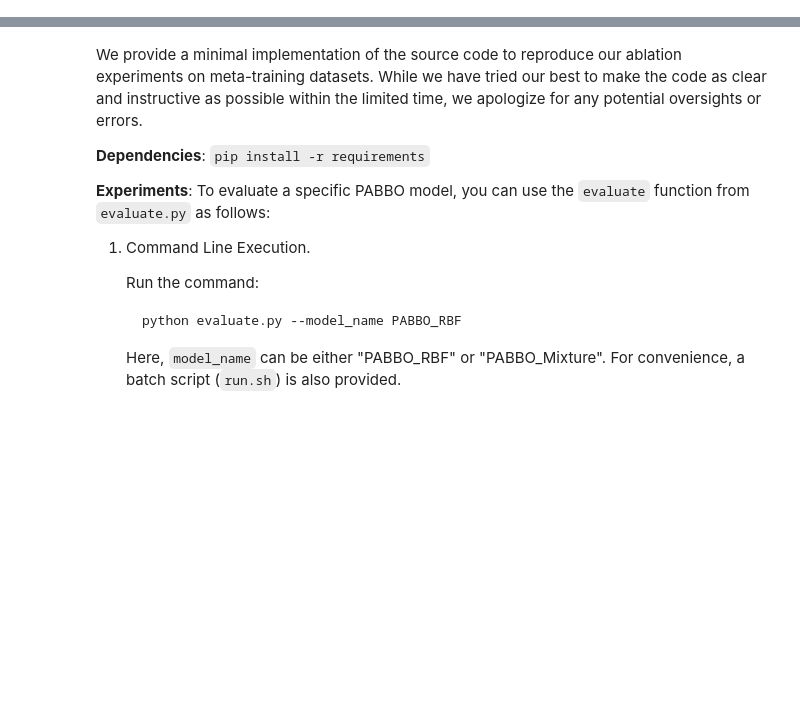
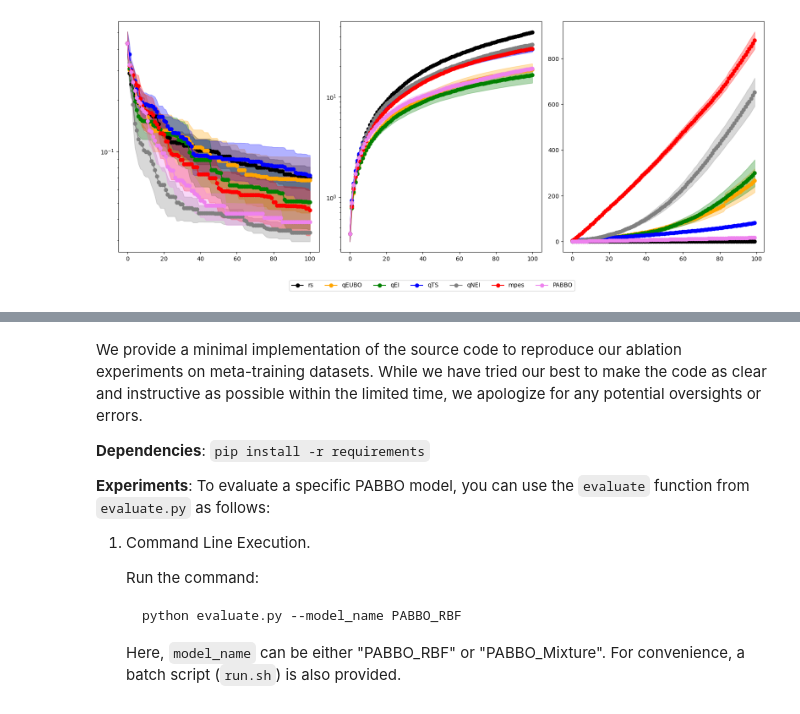
Before and after one commit to xinyuzc/PABBO, a Jupyter notebook: example.ipynb, the cells around one changed output, grey strips where cells are left out. Drawn from its saved outputs; the diff is of its cells as text; code cells hidden in the pictures; blank space fills up the shorter version.

```diff
--- a/example.ipynb
+++ b/example.ipynb
@@ -51,4 +0,0 @@ torch.Size([30, 30, 31]) torch.Size([30, 30, 30])
-# %%
-
-ax = plot_metric_along_trajectory(metrics=[sr[:, dataset_id], SR], model_names=["PABBO", "qTS"])
-ax.set_yscale("log")
@@ -106,3 +0,0 @@ torch.Size([1, 1])
-# %%
-for k in eval_task:
-    print(k)
@@ -141,0 +224,3 @@ for b in range(eval_task["num_datasets"]):
+# %%
+for k in results:
+    print(k, results[k]["inference_time"].squeeze(1).mean(dim=0)[..., -1])
@@ -141,0 +278,67 @@ for b in range(eval_task["num_datasets"]):
+# %%
+dataname = "candy"
+num_dataset=1
+
+models = ["rs", "qEUBO", "qEI", "qTS", "qNEI", "mpes"]
+results  = {}
+for acq_function_type in models:
+    results[acq_function_type] = dict()
+    results[acq_function_type]["simple_regret"]  = list()
+    results[acq_function_type]["immediate_regret"] = list()
+    results[acq_function_type]["cumulative_regret"] = list()
+    results[acq_function_type]["inference_time"] = list()
+
+    for dataset_id in range(num_dataset):
+        simple_regret, cumulative_regret, immediate_regret, inference_time = read_pbo_results(dataname=dataname,
+                                                                                              acq_function_type=acq_function_type,
+                                                                                              dataset_id=dataset_id,
+                                                                                              T=100)
+        results[acq_function_type]["simple_regret"].append(simple_regret)
+        results[acq_function_type]["cumulative_regret"].append(cumulative_regret)
+        results[acq_function_type]["inference_time"].append(inference_time)
+        results[acq_function_type]["immediate_regret"].append(immediate_regret)
+
+    results[acq_function_type]["simple_regret"]  = torch.stack(results[acq_function_type]["simple_regret"], dim=1) # (num_seed, num_dataset, H)
+    results[acq_function_type]["cumulative_regret"] = torch.stack(results[acq_function_type]["cumulative_regret"], dim=1)
+    results[acq_function_type]["inference_time"] = torch.stack(results[acq_function_type]["inference_time"], dim=1)
+    results[acq_function_type]["immediate_regret"] = torch.stack(results[acq_function_type]["immediate_regret"], dim=1)
+
+
+pabbo = "PABBO_GP2D_T_64_old"
+# results["PABBO256"] = dict()
+# root = f'results/evaluation/{dataname}/PABBO/{pabbo}'
+# results["PABBO256"]["simple_regret"] =  torch.load(f"{root}/SIMPLE_REGRET_256.pt", map_location="cpu")
+# results["PABBO256"]["inference_time"] = torch.load(f"{root}/CUMULATIVE_TIME_256.pt", map_location="cpu")
+# results["PABBO256"]["cumulative_regret"] = torch.load(f"{root}/CUMULATIVE_REGRET_256.pt", map_location="cpu")
+# results["PABBO256"]["immediate_regret"] = torch.load(f"{root}/IMMEDIATE_REGRET_256.pt", map_location="cpu")
+
+results["PABBO"] = dict()
+root = f'results/evaluation/{dataname}/PABBO/{pabbo}'
+results["PABBO"]["simple_regret"] =  torch.load(f"{root}/SIMPLE_REGRET_512.pt", map_location="cpu")
+results["PABBO"]["inference_time"] = torch.load(f"{root}/CUMULATIVE_TIME_512.pt", map_location="cpu")
+results["PABBO"]["cumulative_regret"] = torch.load(f"{root}/CUMULATIVE_REGRET_512.pt", map_location="cpu")
+results["PABBO"]["immediate_regret"] = torch.load(f"{root}/IMMEDIATE_REGRET_512.pt", map_location="cpu")
+
+# results["PABBO256_5"] = dict()
+# root = f'results/evaluation/{dataname}/PABBO/{pabbo}'
+# results["PABBO256_5"]["simple_regret"] =  torch.load(f"{root}/SIMPLE_REGRET_256_5.pt", map_location="cpu")
+# results["PABBO256_5"]["inference_time"] = torch.load(f"{root}/CUMULATIVE_TIME_256_5.pt", map_location="cpu")
+# results["PABBO256_5"]["cumulative_regret"] = torch.load(f"{root}/CUMULATIVE_REGRET_256_5.pt", map_location="cpu")
+# results["PABBO256_5"]["immediate_regret"] = torch.load(f"{root}/IMMEDIATE_REGRET_256_5.pt", map_location="cpu")
+
+for k in list(results.keys()):
+    root = f'cleaned_results/{dataname}/{k}'
+    print(root)
+    if not os.path.exists(root):
+        os.mkdir(root)
+    torch.save(results[k]["simple_regret"].mean(dim=1), f"{root}/simple_regret.pt")
+    torch.save(results[k]["cumulative_regret"].mean(dim=1), f"{root}/cumulative_regret.pt")
+    torch.save(results[k]["inference_time"].mean(dim=1), f"{root}/inference_time.pt")
+    torch.save(results[k]["immediate_regret"].mean(dim=1), f"{root}/immediate_regret.pt")
+
+fig = plt.figure(figsize=(16, 6))
+plot_results(results, fig=fig, col=3, plot_time=True)
+handles, labels = plt.gca().get_legend_handles_labels()
+fig.legend(handles, labels, loc='lower center', ncol=len(results), bbox_to_anchor=(0.5, -0.1))
+plt.show()
+# %% [output]
@@ -141,0 +352 @@ for b in range(eval_task["num_datasets"]):
+[figure, added]
```
Also changed, not shown: parts of 40 cells of this notebook, 37 other files.
